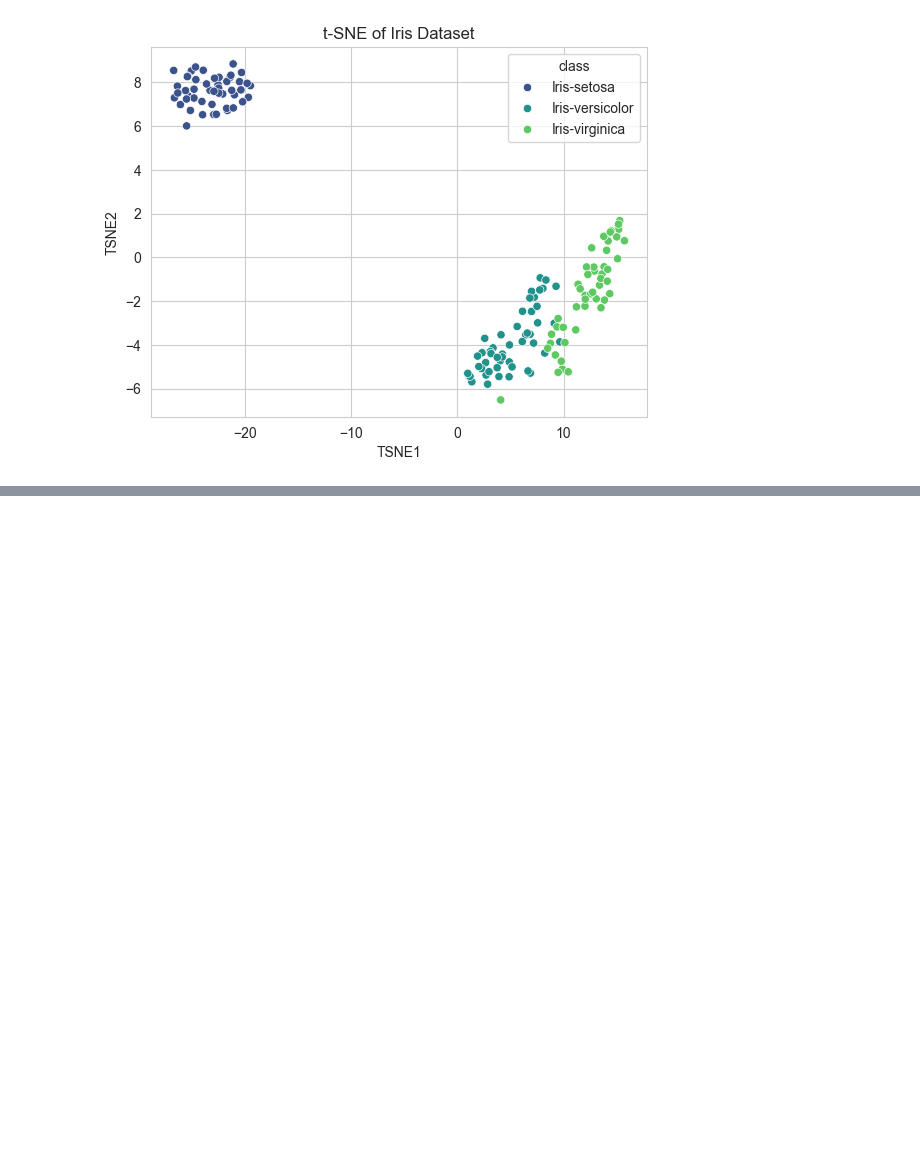
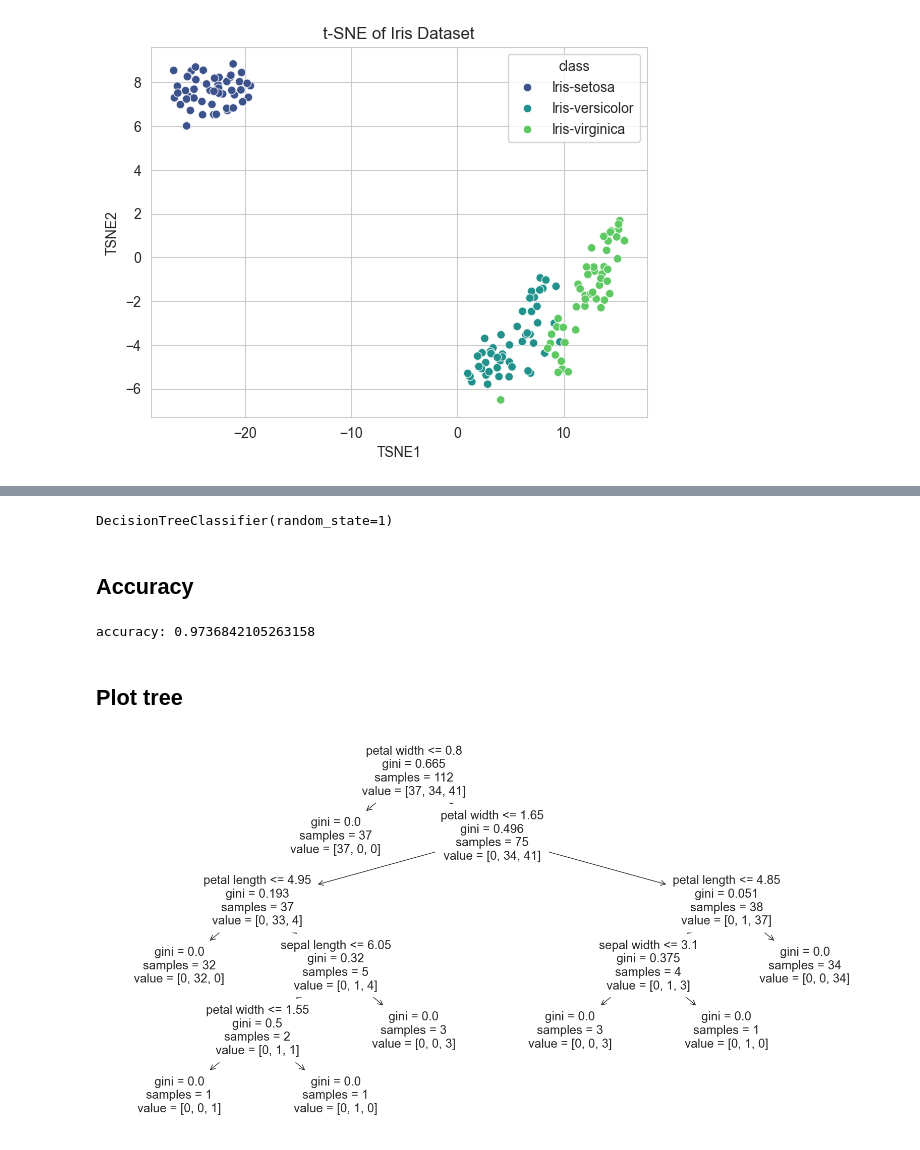
Before and after one commit to dzebrowskii/Iris-analysis, a Jupyter notebook: iris_eda.ipynb, the cells around one changed output, grey strips where cells are left out. Cells and saved outputs as stored; diff of their text form; code cells hidden in the pictures; blank space fills up the shorter version.

Commit message:
Decision tree

```diff
--- a/iris_eda.ipynb
+++ b/iris_eda.ipynb
@@ -256,0 +257,5 @@ plt.show()
+# %%
+from sklearn.model_selection import train_test_split
+X = iris.data.features
+y = iris.data.targets
+X_train, X_val, y_train, y_val = train_test_split(X,y, random_state= 1)
@@ -256,0 +266,5 @@ plt.show()
+# %%
+iris_tree_model = DecisionTreeClassifier(random_state= 1)
+iris_tree_model.fit(X_train, y_train)
+# %% [output]
+DecisionTreeClassifier(random_state=1)
@@ -256,0 +273,2 @@ plt.show()
+# %% [markdown]
+## Accuracy
@@ -256,0 +277,14 @@ plt.show()
+# %%
+accuracy = accuracy_score(val_predictions, y_val)
+print("accuracy: " + str(accuracy))
+# %% [output]
+accuracy: 0.9736842105263158
+# %% [markdown]
+## Plot tree
+# %%
+from sklearn.tree import plot_tree
+plt.figure(figsize=(20,10))
+plot_tree(iris_tree_model, feature_names= X.columns)
+plt.show()
+# %% [output]
+[figure, added]
```
Also changed, not shown: parts of 7 cells of this notebook, 1 other file.
